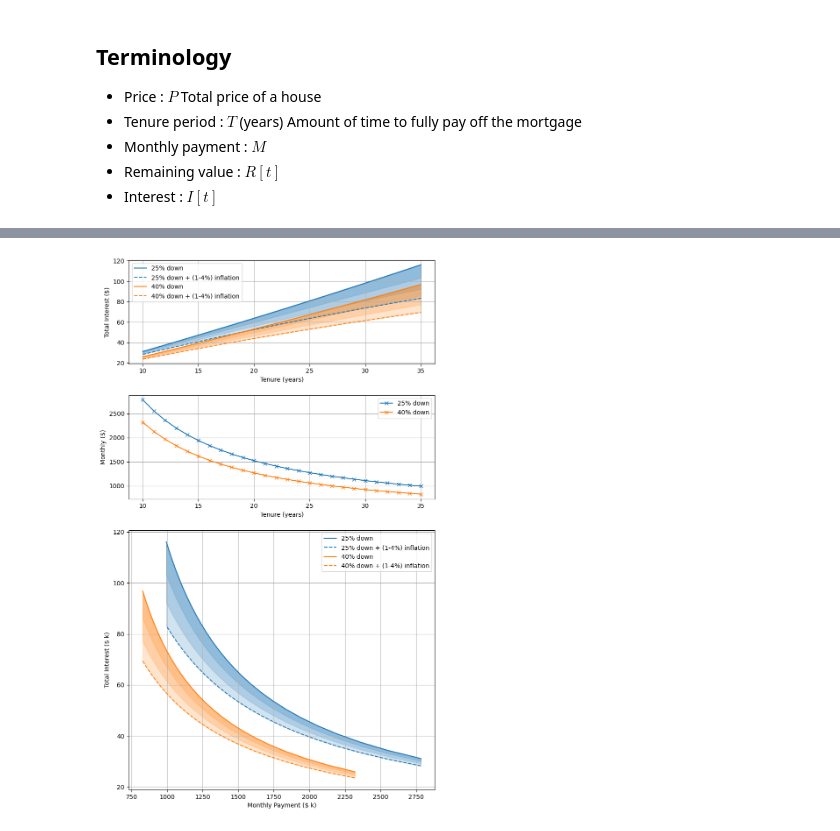
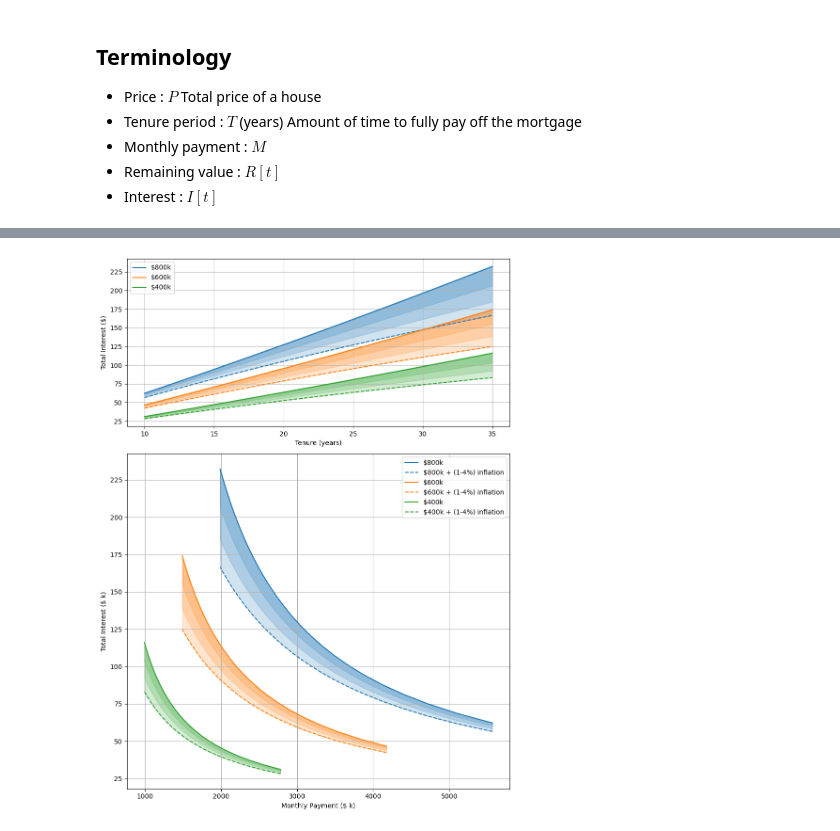
Before and after one commit to andrelimzs/mortgage-visualization, a Jupyter notebook: explore-mortgage.ipynb, the cells around one changed output, grey strips where cells are left out. Drawn from its saved outputs; the diff is of its cells as text; code cells hidden in the pictures.

Commit message:
Iterate over possible prices

```diff
--- a/explore-mortgage.ipynb
+++ b/explore-mortgage.ipynb
@@ -65,18 +66,18 @@ def required_monthly_payment(P, T, I):
     m = (1 + I)**T * P / A
     return m
 
-def calculate_payments(total, tenure, interest_year=0.02, downpayment_percent=0.25, grant=0):
+def calculate_payments(price, tenure, interest_year=0.02, downpayment_percent=0.25, grant=0):
     """
     Calculate remainining loan and interest for a given interest, tenure period,
     downpayment percentage and optional grant
 
     Parameters
     ----------
-    total : Total cost
+    price : price cost
     interest_year : float (<1.0)
         Yearly interest rate (2% is 0.02)
     downpayment_period : float (<1.0)
-        Percentage of total as downpayment
+        Percentage of price as downpayment
     grant : (optional) Amount of grant received, in addition to downpayment
 
     Returns
@@ -88,8 +89,8 @@ def calculate_payments(total, tenure, interest_year=0.02, downpayment_percent=0.
 
     """
     tenure_mths = 12 * tenure
-    downpayment = total * downpayment_percent
-    P = total - downpayment - grant
+    downpayment = price * downpayment_percent
+    P = price - downpayment - grant
     interest_month = interest_yearly_to_monthly(interest_year)
 
     # Calculated required monthly payment to achieve tenure
@@ -98,7 +99,7 @@ def calculate_payments(total, tenure, interest_year=0.02, downpayment_percent=0.
     t = np.arange(0, tenure_mths)
     remaining = np.zeros(tenure_mths)
     interest  = np.zeros(tenure_mths)
-    remaining[0] = total - downpayment - grant
+    remaining[0] = price - downpayment - grant
 
     for i in t[1:]:
         remaining[i] = remaining[i-1] - monthly
@@ -239,46 +260,54 @@ Total price: $400k, Tenure between 10 to 35
 # %%
-_, ax = plt.subplots(3, gridspec_kw={'height_ratios': [1,1,2.5]}, figsize=(9,16), dpi=100)
-cmap = ['tab:blue', 'tab:orange']
+_, ax = plt.subplots(2, gridspec_kw={'height_ratios': [1,2]}, figsize=(9,12), dpi=100)
 
 # =========================== Interest vs Tenure ===========================
 for i, (IvT, IvT_infl) in enumerate(zip(interest_vs_tenure, interest_vs_tenure_infl)):
     # Fill_between 0% and 4%
-    ax[0].plot(IvT[:,0], IvT[:,1], color=cmap[i])
-    ax[0].plot(IvT[:,0], IvT_infl[:,1,-1], '--', color=cmap[i])
+    ax[0].plot(IvT[:,0], IvT[:,1],
+               color=cmap[i], label=f"${labels[i]}k")
+    ax[0].plot(IvT[:,0], IvT_infl[:,1,-1], '--',
+               color=cmap[i], label='_nolegend')
     for j in range(IvT_infl.shape[2]):
         ax[0].fill_between(IvT[:,0], IvT[:,1], IvT_infl[:,1,j], color=cmap[i], alpha=0.2, label='_nolegend_')
 
-ax[0].legend(['25% down', '25% down + (1-4%) inflation', '40% down', '40% down + (1-4%) inflation'])
+ax[0].legend()
+# ax[0].legend(['25% down', '25% down + (1-4%) inflation', '40% down', '40% down + (1-4%) inflation'])
 
 ax[0].set_ylabel("Total Interest ($)")
 ax[0].set_xlabel("Tenure (years)")
 
-# =========================== Monthly vs Tenure ===========================
-for m in monthly_required:
-    ax[1].plot(m[:,0], m[:,1] * 1000, '-x')
+# # =========================== Monthly vs Tenure ===========================
+# for m in monthly_required:
+#     ax[1].plot(m[:,0], m[:,1] * 1000, '-x')
 
-ax[1].legend(['25% down', '40% down'])
+# ax[1].legend(['25% down', '40% down'])
 
-ax[1].set_ylabel("Monthly ($)")
-ax[1].set_xlabel("Tenure (years)")
+# ax[1].set_ylabel("Monthly ($)")
+# ax[1].set_xlabel("Tenure (years)")
 
 # =========================== Monthly vs Total Interest ===========================
 for i,_ in enumerate(interest_vs_tenure):
     IvT = interest_vs_tenure[i]
     IvT_infl = interest_vs_tenure_infl[i]
     m = monthly_required[i] * 1000
 
     # Fill between 0% and 4% inflation
-    ax[2].plot(m[:,1], IvT[:,1], color=cmap[i])
-    ax[2].plot(m[:,1], IvT_infl[:,1,-1], '--', color=cmap[i])
+    ax[1].plot(m[:,1], IvT[:,1],
+               color=cmap[i], label=f"${labels[i]}k")
+    ax[1].plot(m[:,1], IvT_infl[:,1,-1], '--',
+               color=cmap[i], label=f"${labels[i]}k + (1-4%) inflation")
     for j in range(IvT_infl.shape[2]):
-        ax[2].fill_between(m[:,1], IvT[:,1], IvT_infl[:,1,j], color=cmap[i], alpha=0.2, label='_nolegend_')
+        ax[1].fill_between(m[:,1], IvT[:,1], IvT_infl[:,1,j], color=cmap[i], alpha=0.2, label='_nolegend_')
 
-ax[2].legend(['25% down', '25% down + (1-4%) inflation', '40% down', '40% down + (1-4%) inflation'])
+# ax[1].legend(['25% down', '25% down + (1-4%) inflation', '40% down', '40% down + (1-4%) inflation'])
+ax[1].legend()
 
-ax[2].set_ylabel("Total Interest ($ k)")
-ax[2].set_xlabel("Monthly Payment ($ k)")
+ax[1].set_ylabel("Total Interest ($ k)")
+ax[1].set_xlabel("Monthly Payment ($ k)")
 
 _ = [ a.grid() for a in ax.flatten()  ]
+
+plt.tight_layout()
+plt.savefig('./docs/plots/overview2.jpg', dpi=200)
 # %% [output]
-[figure, old version]
+[figure, new version]
```
Also changed, not shown: parts of 3 cells of this notebook, 1 other file.
